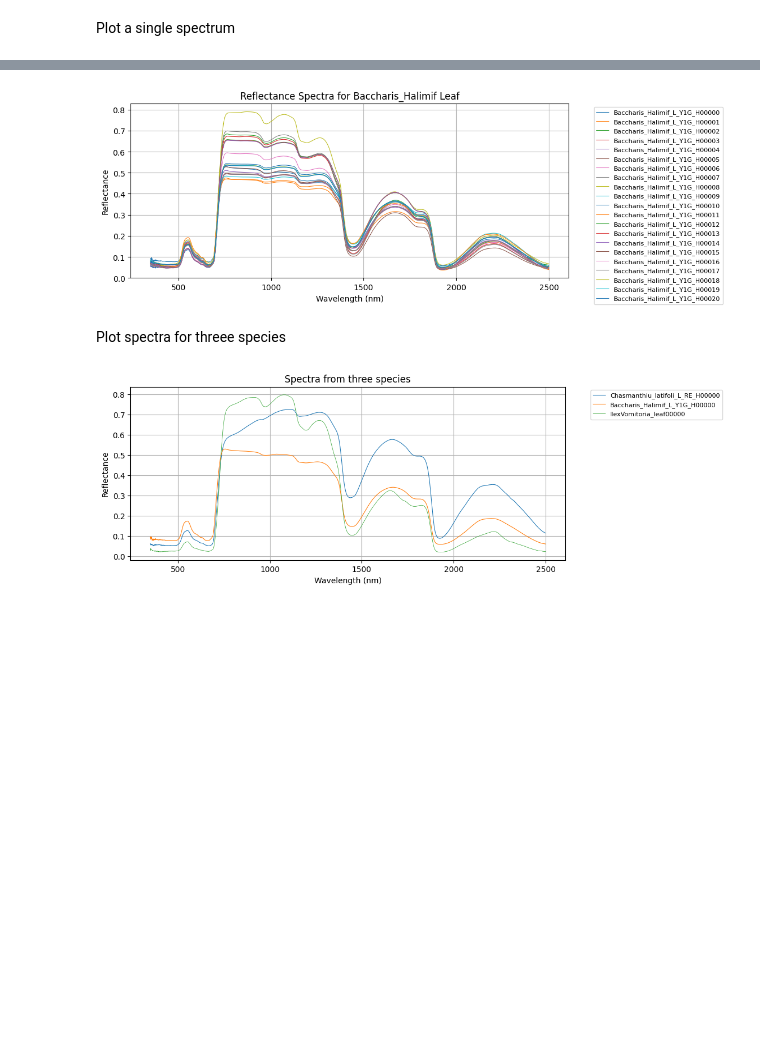
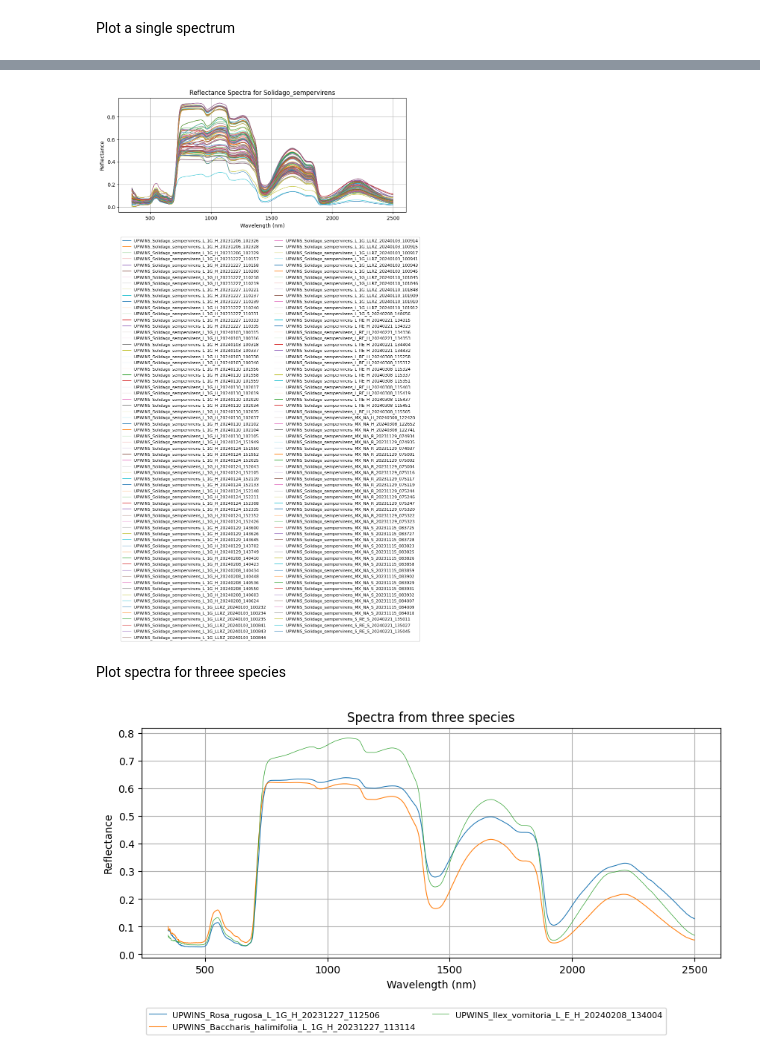
Before and after one commit to wbasener/UPWINS_Spectral_Library, a Jupyter notebook: spectral_library_searching_and_plotting.ipynb, the cells around one changed output, grey strips where cells are left out. Cells and saved outputs as stored; diff of their text form; code cells hidden in the pictures; blank space fills up the shorter version.

Commit message:
modified the plots to use the latest library

```diff
--- a/spectral_library_searching_and_plotting.ipynb
+++ b/spectral_library_searching_and_plotting.ipynb
@@ -11,11 +11,11 @@ import sys
 #os.chdir(sys.path[0])
 
 # Read the spectral library using the spectral package
-lib = envi.open('UPWINS_4_16_2024.hdr')
+lib = envi.open('UPWINS_spectral_library_6_25_2024.hdr')
 # %%
 # create a function to search spectra names for a stringmatch and return indices for matches
 def name_search(lib, str):
-    return [lib.names.index(name) for name in lib.names if name.startswith(str)]
+    return [lib.names.index(name) for name in lib.names if str in name]
 # %% [markdown]
 Plot a single spectrum
 # %%
@@ -40,0 +34,13 @@ Plot all spectra whose name is a given species (Baccharis_Halimif) and plant par
+# %%
+# get indices for spectra whose name contains 'Solidago_sempervirens_L'
+indices = name_search(lib, 'Solidago_sempervirens_L')
+
+# Plot the first spectrum
+plt.figure(figsize=(10,4))
+for i in indices:
+    plt.plot(lib.bands.centers, lib.spectra[i], label=lib.names[i], linewidth=0.75)
+plt.xlabel('Wavelength (nm)')
+plt.ylabel('Reflectance')
+plt.title('Reflectance Spectra for Solidago_sempervirens Leaf')
+plt.grid(True)
+plt.legend(bbox_to_anchor=(0, -0.2), loc='upper left', ncol=2, fontsize=8);
@@ -41,37 +49,38 @@ Plot all spectra whose name is a given species (Baccharis_Halimif) and plant par
 # %%
 # get indices for spectra whose name starts with 'Baccharis_Halimif_L'
-indices = name_search(lib, 'Baccharis_Halimif_L')
+indices = name_search(lib, 'Solidago_sempervirens')
 
 # Plot the first spectrum
 plt.figure(figsize=(10,4))
 for i in indices:
     plt.plot(lib.bands.centers, lib.spectra[i], label=lib.names[i], linewidth=0.75)
 plt.xlabel('Wavelength (nm)')
 plt.ylabel('Reflectance')
-plt.title('Reflectance Spectra for Baccharis_Halimif Leaf')
+plt.title('Reflectance Spectra for Solidago_sempervirens')
 plt.grid(True)
-plt.legend(bbox_to_anchor=(1.05, 1.0), loc='upper left', fontsize=8);
+plt.legend(bbox_to_anchor=(0, -0.2), loc='upper left', ncol=2, fontsize=8);
 # %% [output]
-[figure, old version]
+[figure, new version]
 # %% [markdown]
 Plot spectra for threee species
 # %%
-# get indices for spectra whose name starts with 'Chasmanthiu_latifoli_L'
-indices_Chas = name_search(lib, 'Chasmanthiu_latifoli_L')
-# get indices for spectra whose name starts with 'Baccharis_Halimif_L'
-indices_Bacc = name_search(lib, 'Baccharis_Halimif_L')
-# get indices for spectra whose name starts with 'IlexVomitoria_leaf'
-indices_Ilex = name_search(lib, 'IlexVomitoria_leaf')
+# get indices for spectra whose name contains 'Rosa_rugosa_L'
+indices_Rosa = name_search(lib, 'Rosa_rugosa_L')
+# get indices for spectra whose name contains 'Baccharis_halimifolia_L'
+indices_Bacc = name_search(lib, 'Baccharis_halimifolia_L')
+# get indices for spectra whose name contains 'Ilex_vomitoria_L'
+indices_Ilex = name_search(lib, 'Ilex_vomitoria_L')
 
 # Plot the spectra
 plt.figure(figsize=(10,4))
-plt.plot(lib.bands.centers, lib.spectra[indices_Chas[0]], label=lib.names[indices_Chas[0]], linewidth=0.75)
-plt.plot(lib.bands.centers, lib.spectra[indices_Bacc[0]], label=lib.names[indices_Bacc[0]], linewidth=0.775)
-plt.plot(lib.bands.centers, lib.spectra[indices_Ilex[0]], label=lib.names[indices_Ilex[0]], linewidth=0.5)
+n = 4
+plt.plot(lib.bands.centers, lib.spectra[indices_Rosa[n]], label=lib.names[indices_Rosa[n]], linewidth=0.75)
+plt.plot(lib.bands.centers, lib.spectra[indices_Bacc[n]], label=lib.names[indices_Bacc[n]], linewidth=0.775)
+plt.plot(lib.bands.centers, lib.spectra[indices_Ilex[n]], label=lib.names[indices_Ilex[n]], linewidth=0.5)
 plt.xlabel('Wavelength (nm)')
 plt.ylabel('Reflectance')
 plt.title('Spectra from three species')
 plt.grid(True)
-plt.legend(bbox_to_anchor=(1.05, 1.0), loc='upper left', fontsize=8);
+plt.legend(bbox_to_anchor=(0, -0.2), loc='upper left', ncol=2, fontsize=8);
 # %% [output]
-[figure, old version]
+[figure, new version]
```
Also changed, not shown: parts of 4 cells of this notebook.
